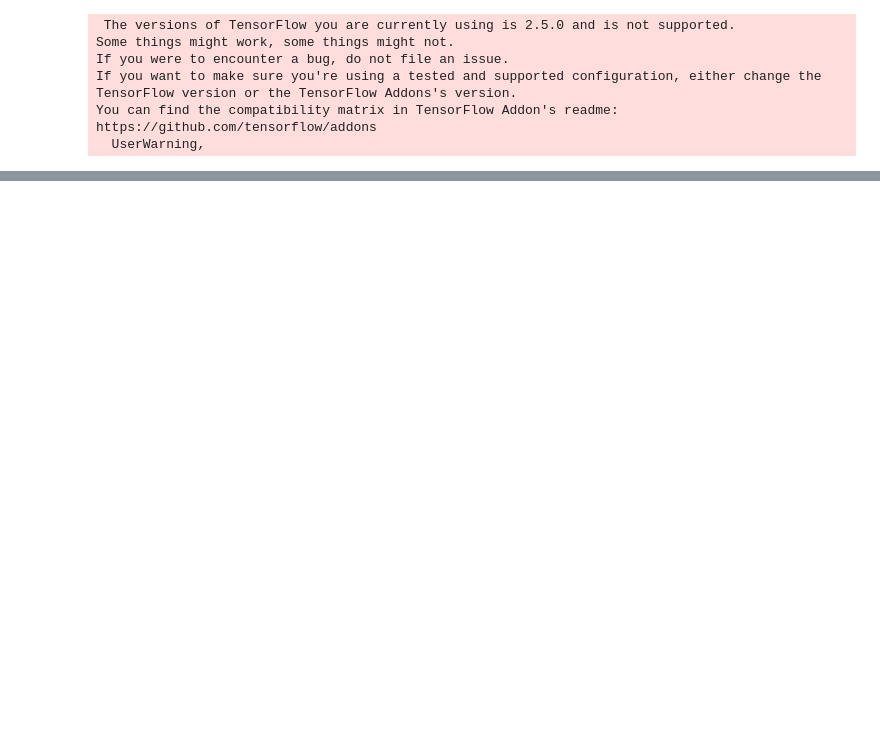
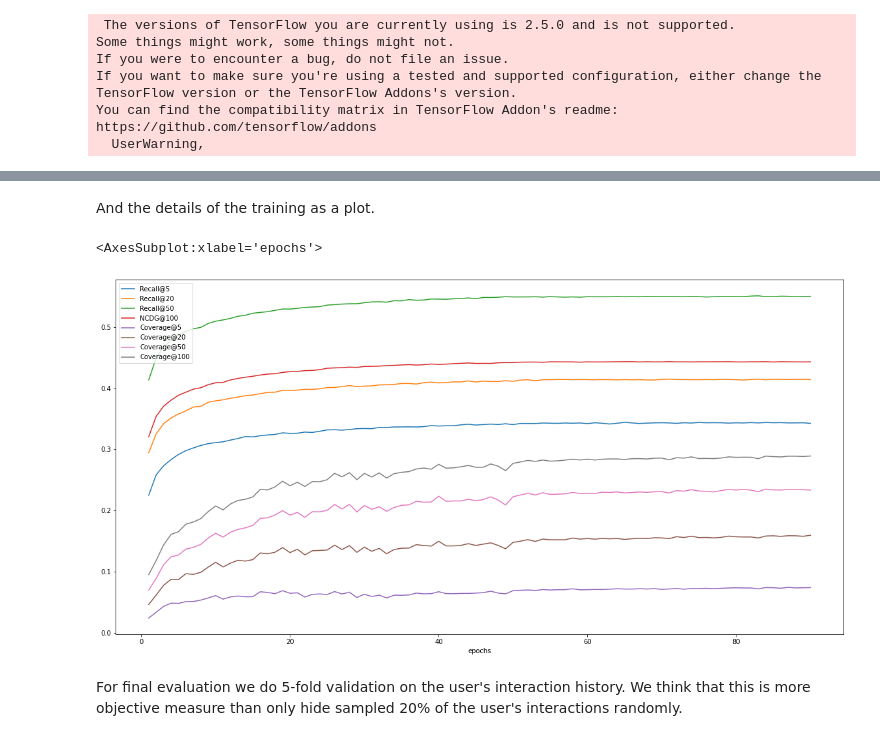
Before and after one commit to zombak79/vasp, a Jupyter notebook: VASP.ipynb, the cells around one changed output, grey strips where cells are left out. Saved outputs shown, nothing was run; the diff lists cells and outputs as text; code cells hidden in the pictures; blank space fills up the shorter version.

```diff
--- a/VASP.ipynb
+++ b/VASP.ipynb
@@ -258,3 +283,12 @@ New best for Recall@20
+# %% [markdown]
+And the details of the training as a plot.
+# %%
+m.mc.plot_history()
+# %% [output]
+<AxesSubplot:xlabel='epochs'>
+[figure, added]
+# %% [markdown]
+For final evaluation we do 5-fold validation on the user's interaction history. We think that this is more objective measure than only hide sampled 20% of the user's interactions randomly.
 # %%
 # 5-fold evaluation on the test set
 
```
Also changed, not shown: parts of 11 cells of this notebook.
